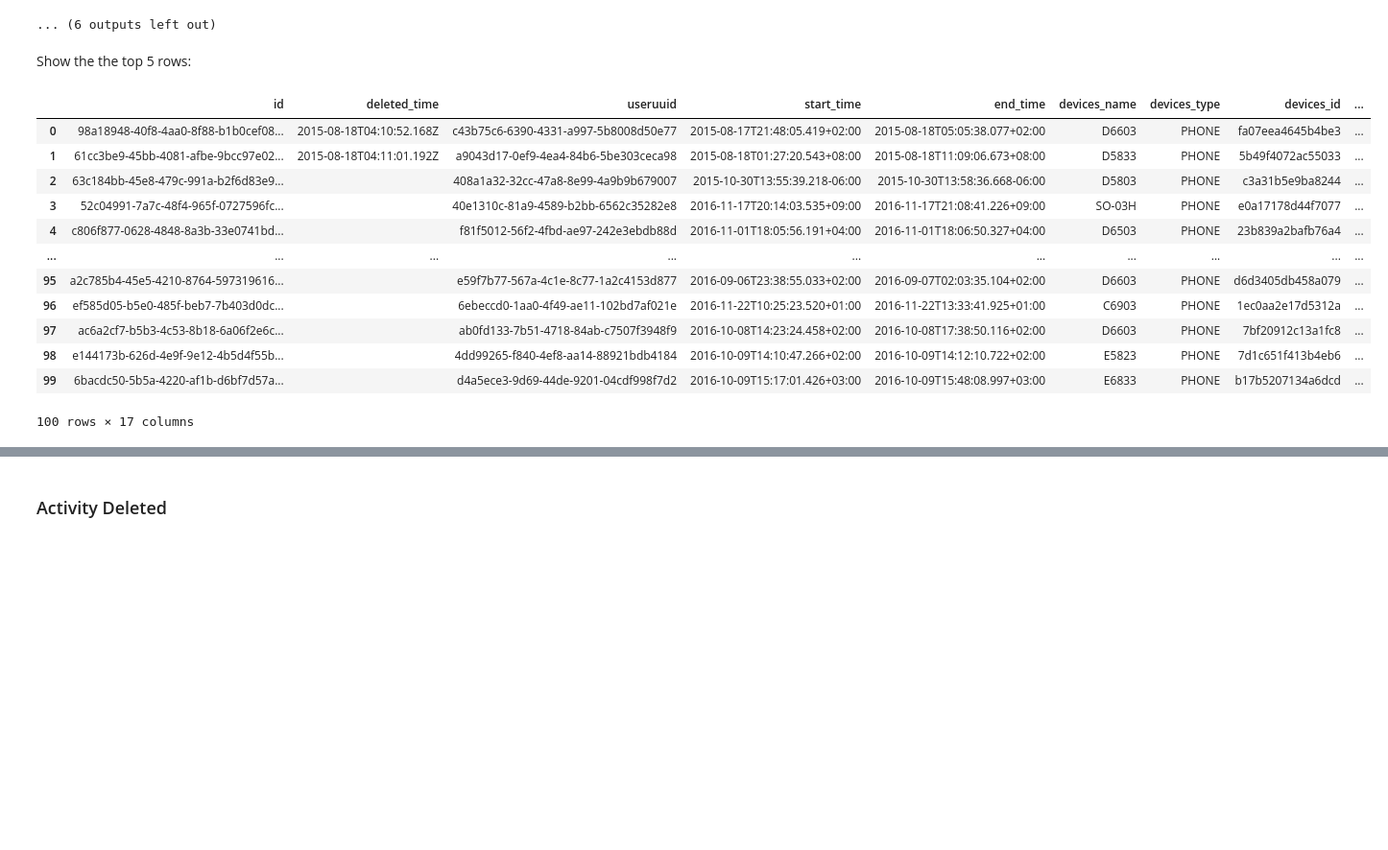
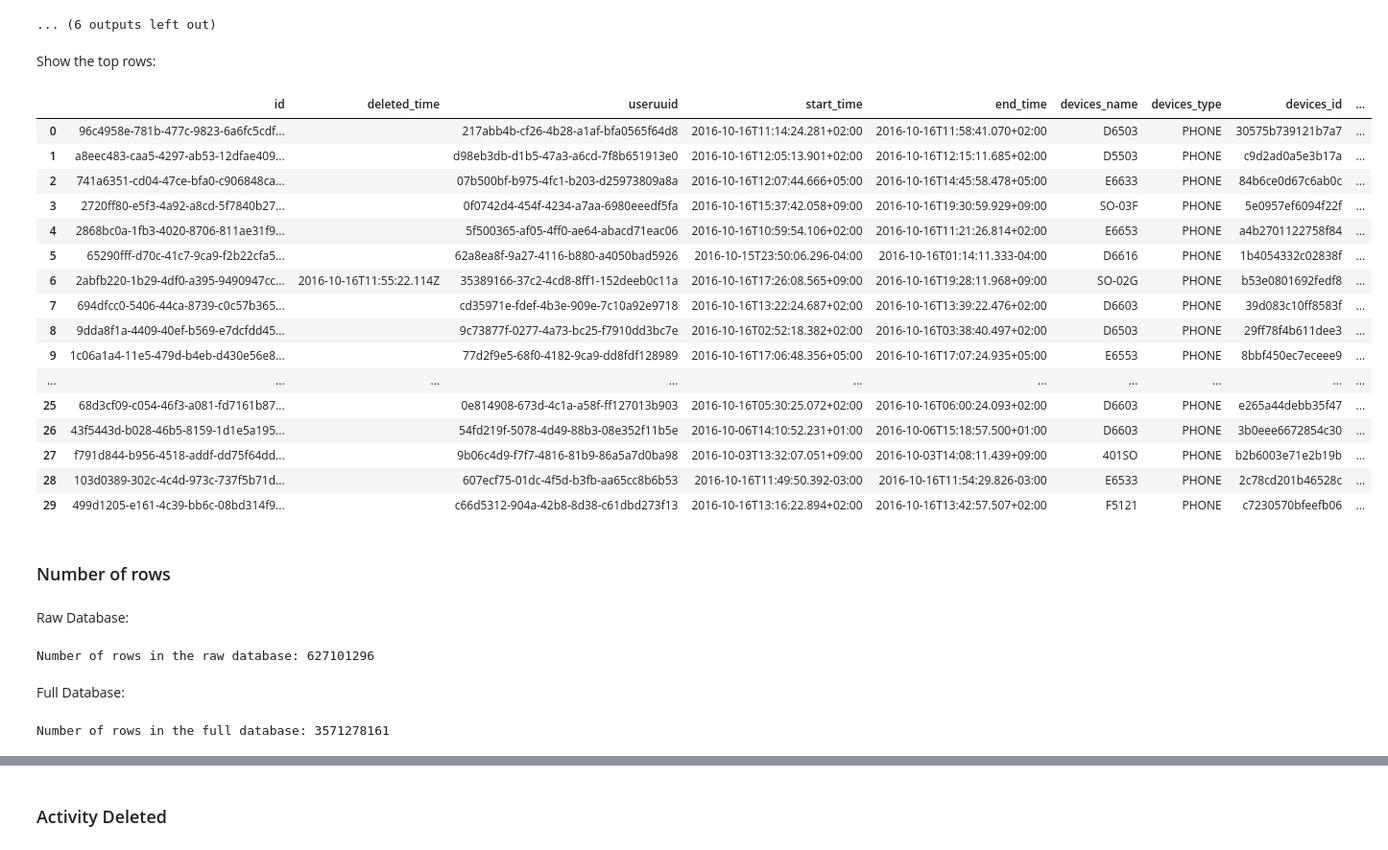
Before and after one commit to wojciechdk/Music_Spring_2021, a Jupyter notebook: documentation/notebooks/data_cleaning.ipynb, the cells around one changed output, grey strips where cells are left out. Shown at 96% size. Drawn from its saved outputs; the diff is of its cells as text; code cells hidden in the pictures; blank space fills up the shorter version.

Commit message:
cleaning stats on full database done.

```diff
--- a/documentation/notebooks/data_cleaning.ipynb
+++ b/documentation/notebooks/data_cleaning.ipynb
@@ -10,3 +13,9 @@ from toolbox.imports import *
+# %%
+# Display all outputs in cells.
+InteractiveShell.ast_node_interactivity = 'all'
+
+# In Pandas tables, display no more than 100 rows.
+pd.set_option('display.max_rows', 100)
 # %% [markdown]
 Create a Spark Session:
 # %%
@@ -24,0 +36,3 @@ Getting the data paths.
+# %%
+df_raw = t.load_data_from_files(data_root, spark, method='avro')
+df_full = t.format_dataframe(df_raw)
@@ -27,7 +48,5 @@ Load two sample dataframes: one containing 1e5 records, the second one containin
 # %%
-path_df_1E5 = Config.Path.project_data_root / 'df_sample_1E5.parquet'
 path_df_1E6 = Config.Path.project_data_root / 'df_sample_1E6.parquet'
 
-df_1E5 = t.spark.load_dataframe_from_parquet(path_df_1E5, spark)
-df_1E6 = t.spark.load_dataframe_from_parquet(path_df_1E6, spark)
+df_1E6 = t.load_data_from_files(path_df_1E6, spark)
 # %% [output]
@@ -50,7 +64,7 @@ Cache the dataframes:
 # %% [markdown]
 Take the first 100 rows of the small database and transform it to Pandas for the comfort of viewing.
 # %%
-df_sample_pd = df_1E5.limit(100).toPandas()
+df_sample_pd = df_1E6.limit(100).toPandas()
 # %% [markdown]
 Get the description of the the columns from the writer schema in the avro files:
 # %%
@@ -75,20 +89,40 @@ for column in column_docs:
 **tracks_end_time**: *-*
 ... (6 outputs left out)
 # %% [markdown]
-Show the the top 5 rows:
+Show the top rows:
 # %%
-df_sample_pd.head(100)
+df_sample_pd.head(30)
 # %% [output]
 |  | id | deleted_time | useruuid | start_time | end_time | devices_name | devices_type | devices_id | ... |
-| 0 | 98a18948-40f8-4aa0-8f88-b1b0cef08... | 2015-08-18T04:10:52.168Z | c43b75c6-6390-4331-a997-5b8008d50e77 | 2015-08-17T21:48:05.419+02:00 | 2015-08-18T05:05:38.077+02:00 | D6603 | PHONE | fa07eea4645b4be3 | ... |
-| 1 | 61cc3be9-45bb-4081-afbe-9bcc97e02... | 2015-08-18T04:11:01.192Z | a9043d17-0ef9-4ea4-84b6-5be303ceca98 | 2015-08-18T01:27:20.543+08:00 | 2015-08-18T11:09:06.673+08:00 | D5833 | PHONE | 5b49f4072ac55033 | ... |
-| 2 | 63c184bb-45e8-479c-991a-b2f6d83e9... |  | 408a1a32-32cc-47a8-8e99-4a9b9b679007 | 2015-10-30T13:55:39.218-06:00 | 2015-10-30T13:58:36.668-06:00 | D5803 | PHONE | c3a31b5e9ba8244 | ... |
-| 3 | 52c04991-7a7c-48f4-965f-0727596fc... |  | 40e1310c-81a9-4589-b2bb-6562c35282e8 | 2016-11-17T20:14:03.535+09:00 | 2016-11-17T21:08:41.226+09:00 | SO-03H | PHONE | e0a17178d44f7077 | ... |
-| 4 | c806f877-0628-4848-8a3b-33e0741bd... |  | f81f5012-56f2-4fbd-ae97-242e3ebdb88d | 2016-11-01T18:05:56.191+04:00 | 2016-11-01T18:06:50.327+04:00 | D6503 | PHONE | 23b839a2bafb76a4 | ... |
+| 0 | 96c4958e-781b-477c-9823-6a6fc5cdf... |  | 217abb4b-cf26-4b28-a1af-bfa0565f64d8 | 2016-10-16T11:14:24.281+02:00 | 2016-10-16T11:58:41.070+02:00 | D6503 | PHONE | 30575b739121b7a7 | ... |
+| 1 | a8eec483-caa5-4297-ab53-12dfae409... |  | d98eb3db-d1b5-47a3-a6cd-7f8b651913e0 | 2016-10-16T12:05:13.901+02:00 | 2016-10-16T12:15:11.685+02:00 | D5503 | PHONE | c9d2ad0a5e3b17a | ... |
+| 2 | 741a6351-cd04-47ce-bfa0-c906848ca... |  | 07b500bf-b975-4fc1-b203-d25973809a8a | 2016-10-16T12:07:44.666+05:00 | 2016-10-16T14:45:58.478+05:00 | E6633 | PHONE | 84b6ce0d67c6ab0c | ... |
+| 3 | 2720ff80-e5f3-4a92-a8cd-5f7840b27... |  | 0f0742d4-454f-4234-a7aa-6980eeedf5fa | 2016-10-16T15:37:42.058+09:00 | 2016-10-16T19:30:59.929+09:00 | SO-03F | PHONE | 5e0957ef6094f22f | ... |
+| 4 | 2868bc0a-1fb3-4020-8706-811ae31f9... |  | 5f500365-af05-4ff0-ae64-abacd71eac06 | 2016-10-16T10:59:54.106+02:00 | 2016-10-16T11:21:26.814+02:00 | E6653 | PHONE | a4b2701122758f84 | ... |
+| 5 | 65290fff-d70c-41c7-9ca9-f2b22cfa5... |  | 62a8ea8f-9a27-4116-b880-a4050bad5926 | 2016-10-15T23:50:06.296-04:00 | 2016-10-16T01:14:11.333-04:00 | D6616 | PHONE | 1b4054332c02838f | ... |
+| 6 | 2abfb220-1b29-4df0-a395-9490947cc... | 2016-10-16T11:55:22.114Z | 35389166-37c2-4cd8-8ff1-152deeb0c11a | 2016-10-16T17:26:08.565+09:00 | 2016-10-16T19:28:11.968+09:00 | SO-02G | PHONE | b53e0801692fedf8 | ... |
+| 7 | 694dfcc0-5406-44ca-8739-c0c57b365... |  | cd35971e-fdef-4b3e-909e-7c10a92e9718 | 2016-10-16T13:22:24.687+02:00 | 2016-10-16T13:39:22.476+02:00 | D6603 | PHONE | 39d083c10ff8583f | ... |
+| 8 | 9dda8f1a-4409-40ef-b569-e7dcfdd45... |  | 9c73877f-0277-4a73-bc25-f7910dd3bc7e | 2016-10-16T02:52:18.382+02:00 | 2016-10-16T03:38:40.497+02:00 | D6503 | PHONE | 29ff78f4b611dee3 | ... |
+| 9 | 1c06a1a4-11e5-479d-b4eb-d430e56e8... |  | 77d2f9e5-68f0-4182-9ca9-dd8fdf128989 | 2016-10-16T17:06:48.356+05:00 | 2016-10-16T17:07:24.935+05:00 | E6553 | PHONE | 8bbf450ec7eceee9 | ... |
 | ... | ... | ... | ... | ... | ... | ... | ... | ... | ... |
-| 95 | a2c785b4-45e5-4210-8764-597319616... |  | e59f7b77-567a-4c1e-8c77-1a2c4153d877 | 2016-09-06T23:38:55.033+02:00 | 2016-09-07T02:03:35.104+02:00 | D6603 | PHONE | d6d3405db458a079 | ... |
-| 96 | ef585d05-b5e0-485f-beb7-7b403d0dc... |  | 6ebeccd0-1aa0-4f49-ae11-102bd7af021e | 2016-11-22T10:25:23.520+01:00 | 2016-11-22T13:33:41.925+01:00 | C6903 | PHONE | 1ec0aa2e17d5312a | ... |
-| 97 | ac6a2cf7-b5b3-4c53-8b18-6a06f2e6c... |  | ab0fd133-7b51-4718-84ab-c7507f3948f9 | 2016-10-08T14:23:24.458+02:00 | 2016-10-08T17:38:50.116+02:00 | D6603 | PHONE | 7bf20912c13a1fc8 | ... |
-| 98 | e144173b-626d-4e9f-9e12-4b5d4f55b... |  | 4dd99265-f840-4ef8-aa14-88921bdb4184 | 2016-10-09T14:10:47.266+02:00 | 2016-10-09T14:12:10.722+02:00 | E5823 | PHONE | 7d1c651f413b4eb6 | ... |
-| 99 | 6bacdc50-5b5a-4220-af1b-d6bf7d57a... |  | d4a5ece3-9d69-44de-9201-04cdf998f7d2 | 2016-10-09T15:17:01.426+03:00 | 2016-10-09T15:48:08.997+03:00 | E6833 | PHONE | b17b5207134a6dcd | ... |
+| 25 | 68d3cf09-c054-46f3-a081-fd7161b87... |  | 0e814908-673d-4c1a-a58f-ff127013b903 | 2016-10-16T05:30:25.072+02:00 | 2016-10-16T06:00:24.093+02:00 | D6603 | PHONE | e265a44debb35f47 | ... |
+| 26 | 43f5443d-b028-46b5-8159-1d1e5a195... |  | 54fd219f-5078-4d49-88b3-08e352f11b5e | 2016-10-06T14:10:52.231+01:00 | 2016-10-06T15:18:57.500+01:00 | D6603 | PHONE | 3b0eee6672854c30 | ... |
+| 27 | f791d844-b956-4518-addf-dd75f64dd... |  | 9b06c4d9-f7f7-4816-81b9-86a5a7d0ba98 | 2016-10-03T13:32:07.051+09:00 | 2016-10-03T14:08:11.439+09:00 | 401SO | PHONE | b2b6003e71e2b19b | ... |
+| 28 | 103d0389-302c-4c4d-973c-737f5b71d... |  | 607ecf75-01dc-4f5d-b3fb-aa65cc8b6b53 | 2016-10-16T11:49:50.392-03:00 | 2016-10-16T11:54:29.826-03:00 | E6533 | PHONE | 2c78cd201b46528c | ... |
+| 29 | 499d1205-e161-4c39-bb6c-08bd314f9... |  | c66d5312-904a-42b8-8d38-c61dbd273f13 | 2016-10-16T13:16:22.894+02:00 | 2016-10-16T13:42:57.507+02:00 | F5121 | PHONE | c7230570bfeefb06 | ... |
-100 rows × 17 columns
+# %% [markdown]
+### Number of rows
+# %% [markdown]
+Raw Database:
+# %%
+number_of_rows_raw = df_raw.count()
+print(f'Number of rows in the raw database: {number_of_rows_raw}')
+# %% [output]
+Number of rows in the raw database: 627101296
+# %% [markdown]
+Full Database:
+# %%
+number_of_rows_full = df_full.count()
+print(f'Number of rows in the full database: {number_of_rows_full}')
+# %% [output]
+Number of rows in the full database: 3571278161
```
Also changed, not shown: parts of 25 cells of this notebook, 2 other files.
